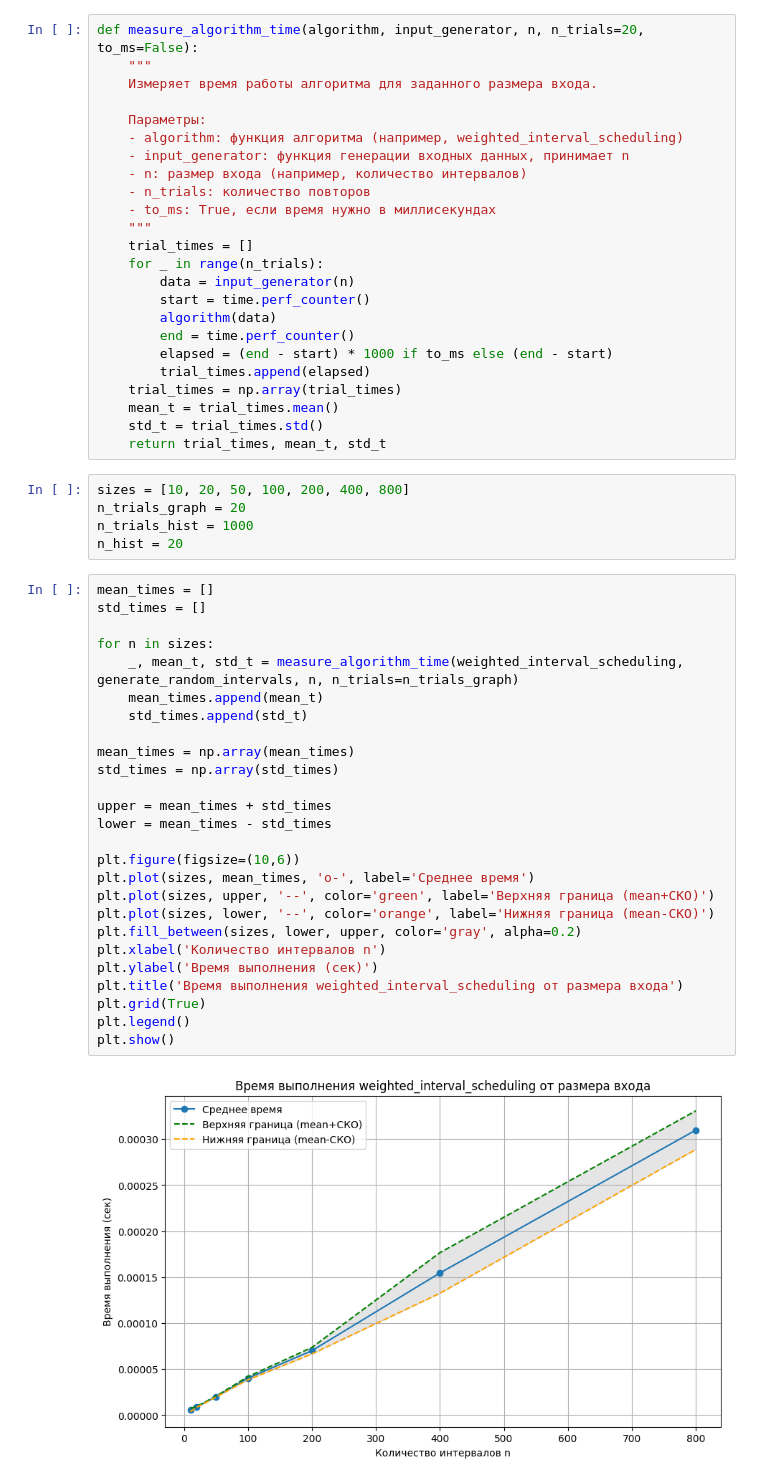
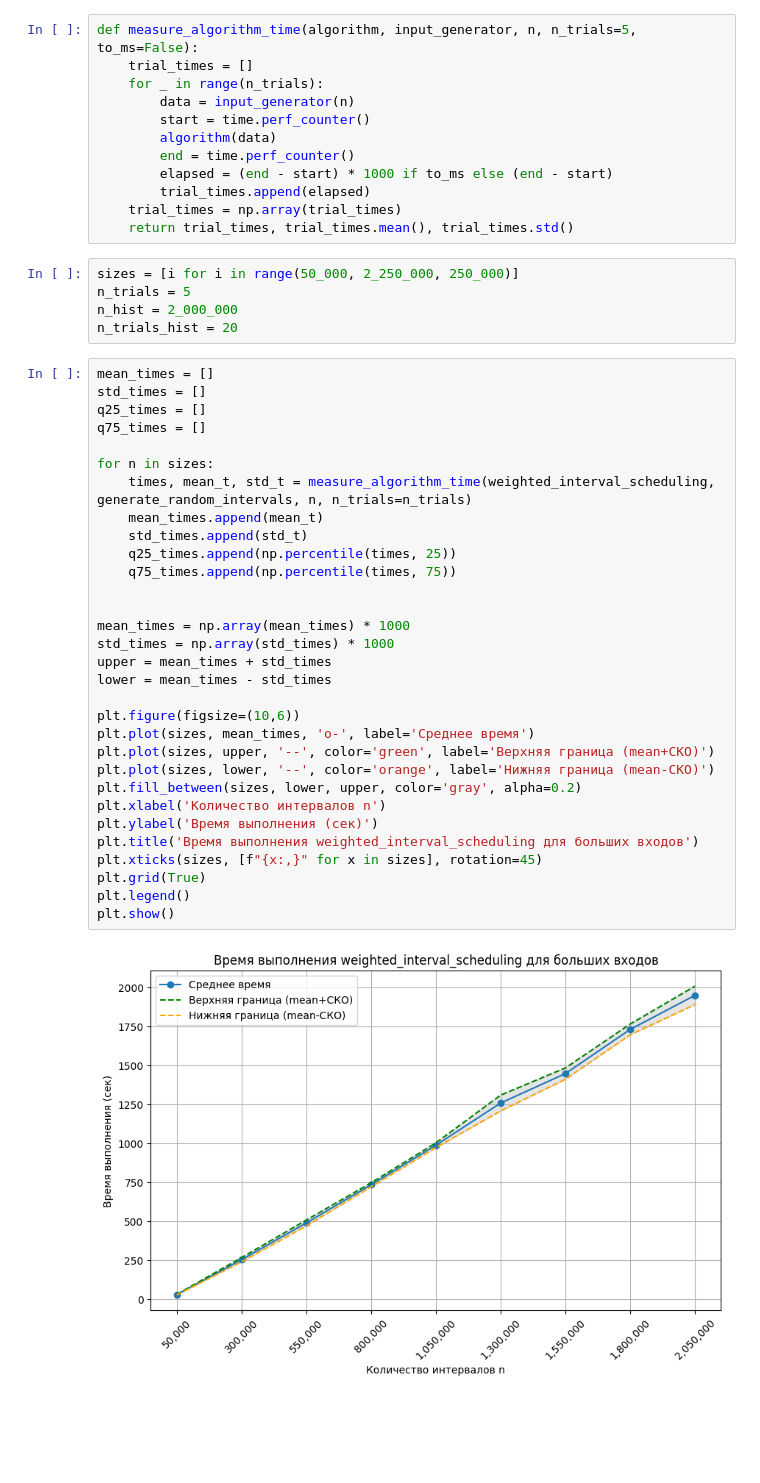
Before and after one commit to Marshallov/algo-lab, a Jupyter notebook: algos/alg-1.ipynb, the cells around one changed output. Drawn from its saved outputs; the diff is of its cells as text; blank space fills up the shorter version.

```diff
--- a/algos/alg-1.ipynb
+++ b/algos/alg-1.ipynb
@@ -67,15 +49,5 @@ print("Выбранные интервалы:", chosen_intervals)
 # %%
-def measure_algorithm_time(algorithm, input_generator, n, n_trials=20, to_ms=False):
-    """
-    Измеряет время работы алгоритма для заданного размера входа.
-
-    Параметры:
-    - algorithm: функция алгоритма (например, weighted_interval_scheduling)
-    - input_generator: функция генерации входных данных, принимает n
-    - n: размер входа (например, количество интервалов)
-    - n_trials: количество повторов
-    - to_ms: True, если время нужно в миллисекундах
-    """
+def measure_algorithm_time(algorithm, input_generator, n, n_trials=5, to_ms=False):
     trial_times = []
     for _ in range(n_trials):
         data = input_generator(n)
@@ -85,40 +57,43 @@ def measure_algorithm_time(algorithm, input_generator, n, n_trials=20, to_ms=Fal
         elapsed = (end - start) * 1000 if to_ms else (end - start)
         trial_times.append(elapsed)
     trial_times = np.array(trial_times)
-    mean_t = trial_times.mean()
-    std_t = trial_times.std()
-    return trial_times, mean_t, std_t
+    return trial_times, trial_times.mean(), trial_times.std()
 # %%
-sizes = [10, 20, 50, 100, 200, 400, 800]
-n_trials_graph = 20
-n_trials_hist = 1000
-n_hist = 20
+sizes = [i for i in range(50_000, 2_250_000, 250_000)]
+n_trials = 5
+n_hist = 2_000_000
+n_trials_hist = 20
 # %%
 mean_times = []
 std_times = []
+q25_times = []
+q75_times = []
 
 for n in sizes:
-    _, mean_t, std_t = measure_algorithm_time(weighted_interval_scheduling, generate_random_intervals, n, n_trials=n_trials_graph)
+    times, mean_t, std_t = measure_algorithm_time(weighted_interval_scheduling, generate_random_intervals, n, n_trials=n_trials)
     mean_times.append(mean_t)
     std_times.append(std_t)
+    q25_times.append(np.percentile(times, 25))
+    q75_times.append(np.percentile(times, 75))
 
-mean_times = np.array(mean_times)
-std_times = np.array(std_times)
 
+mean_times = np.array(mean_times) * 1000
+std_times = np.array(std_times) * 1000
 upper = mean_times + std_times
 lower = mean_times - std_times
 
 plt.figure(figsize=(10,6))
 plt.plot(sizes, mean_times, 'o-', label='Среднее время')
 plt.plot(sizes, upper, '--', color='green', label='Верхняя граница (mean+СКО)')
 plt.plot(sizes, lower, '--', color='orange', label='Нижняя граница (mean-СКО)')
 plt.fill_between(sizes, lower, upper, color='gray', alpha=0.2)
 plt.xlabel('Количество интервалов n')
 plt.ylabel('Время выполнения (сек)')
-plt.title('Время выполнения weighted_interval_scheduling от размера входа')
+plt.title('Время выполнения weighted_interval_scheduling для больших входов')
+plt.xticks(sizes, [f"{x:,}" for x in sizes], rotation=45)
 plt.grid(True)
 plt.legend()
 plt.show()
 # %% [output]
-[figure, old version]
+[figure, new version]
 # %%
```
Also changed, not shown: parts of 7 cells of this notebook, 2 other files.
